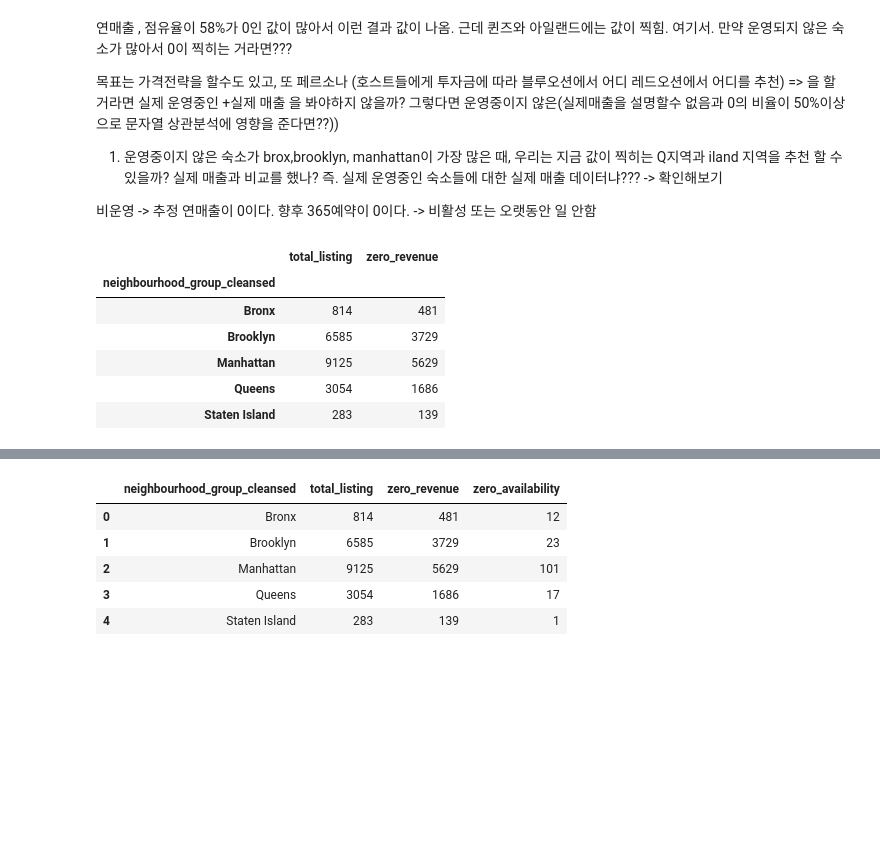
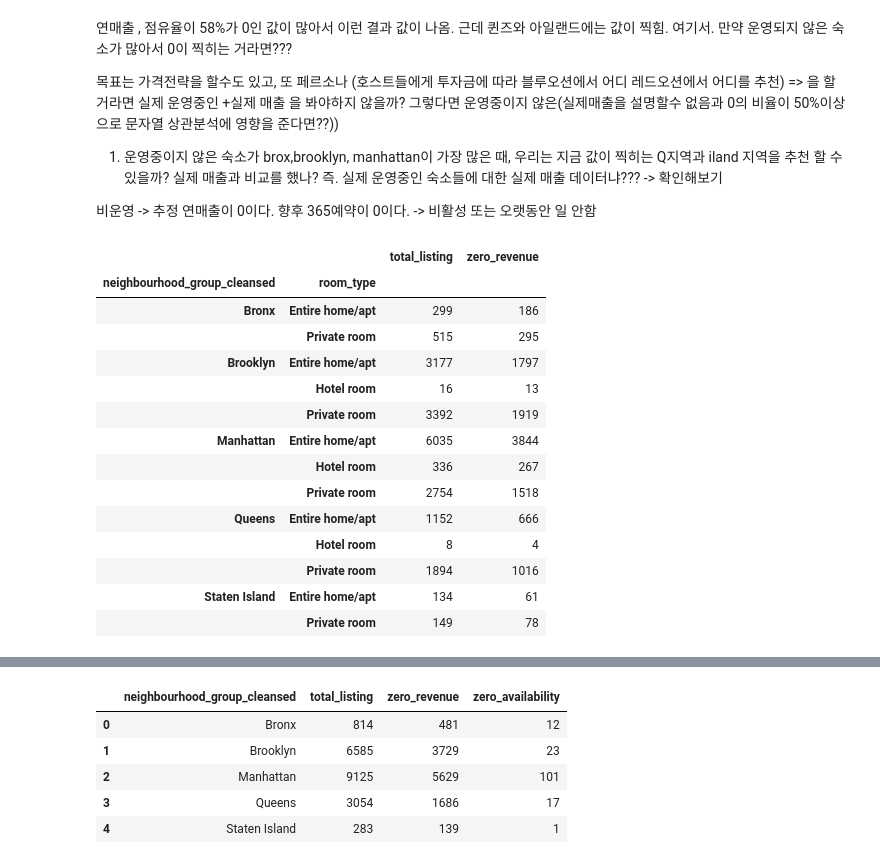
Before and after one commit to motimit/second_project, a Jupyter notebook: Sohui_EDA/회귀분석.ipynb, the cells around one changed output, grey strips where cells are left out. Drawn from its saved outputs; the diff is of its cells as text; code cells hidden in the pictures; blank space fills up the shorter version.

```diff
--- a/Sohui_EDA/회귀분석.ipynb
+++ b/Sohui_EDA/회귀분석.ipynb
@@ -57,15 +57,23 @@ np.float64(0.5872816071698304)
  비운영 -> 추정 연매출이 0이다.
  향후 365예약이 0이다. -> 비활성 또는 오랫동안 일 안함
 # %%
-df.groupby('neighbourhood_group_cleansed').agg(
+df.groupby(['neighbourhood_group_cleansed','room_type']).agg(
     total_listing=('price','count'),
     zero_revenue=('estimated_revenue_l365d', lambda x: (x==0).sum())
 )
 # %% [output]
-|  | total_listing | zero_revenue |
-| neighbourhood_group_cleansed |  |  |
-| Bronx | 814 | 481 |
-| Brooklyn | 6585 | 3729 |
-| Manhattan | 9125 | 5629 |
-| Queens | 3054 | 1686 |
-| Staten Island | 283 | 139 |
+|  |  | total_listing | zero_revenue |
+| neighbourhood_group_cleansed | room_type |  |  |
+| Bronx | Entire home/apt | 299 | 186 |
+|  | Private room | 515 | 295 |
+| Brooklyn | Entire home/apt | 3177 | 1797 |
+|  | Hotel room | 16 | 13 |
+|  | Private room | 3392 | 1919 |
+| Manhattan | Entire home/apt | 6035 | 3844 |
+|  | Hotel room | 336 | 267 |
+|  | Private room | 2754 | 1518 |
+| Queens | Entire home/apt | 1152 | 666 |
+|  | Hotel room | 8 | 4 |
+|  | Private room | 1894 | 1016 |
+| Staten Island | Entire home/apt | 134 | 61 |
+|  | Private room | 149 | 78 |
```
Also changed, not shown: parts of 4 cells of this notebook, 3 other files.
